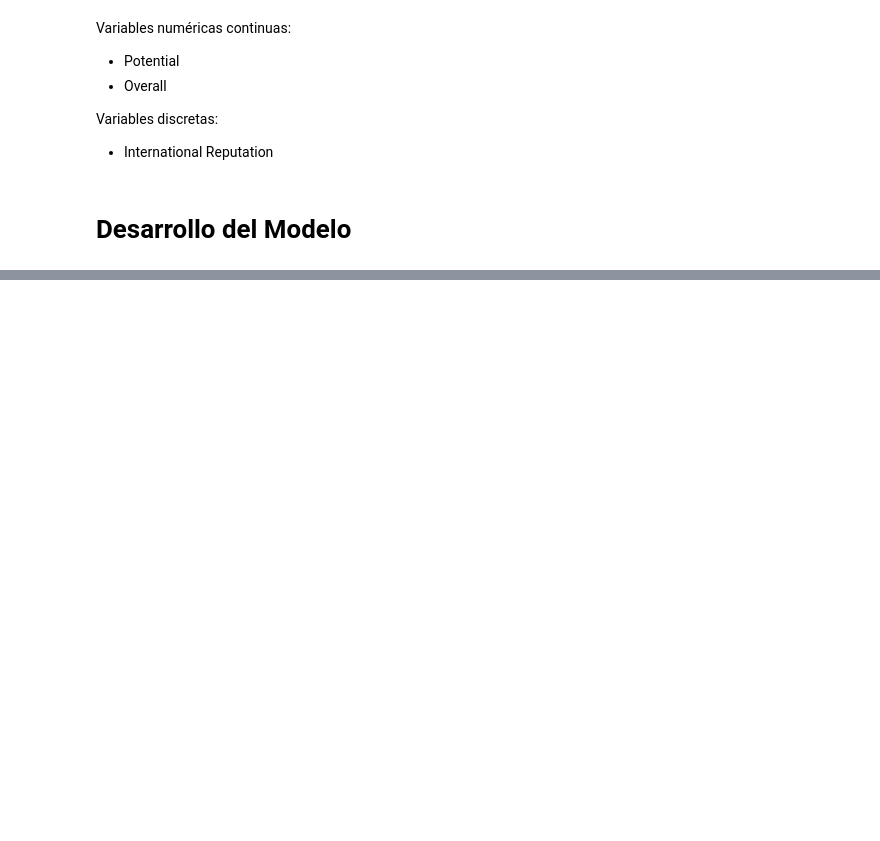
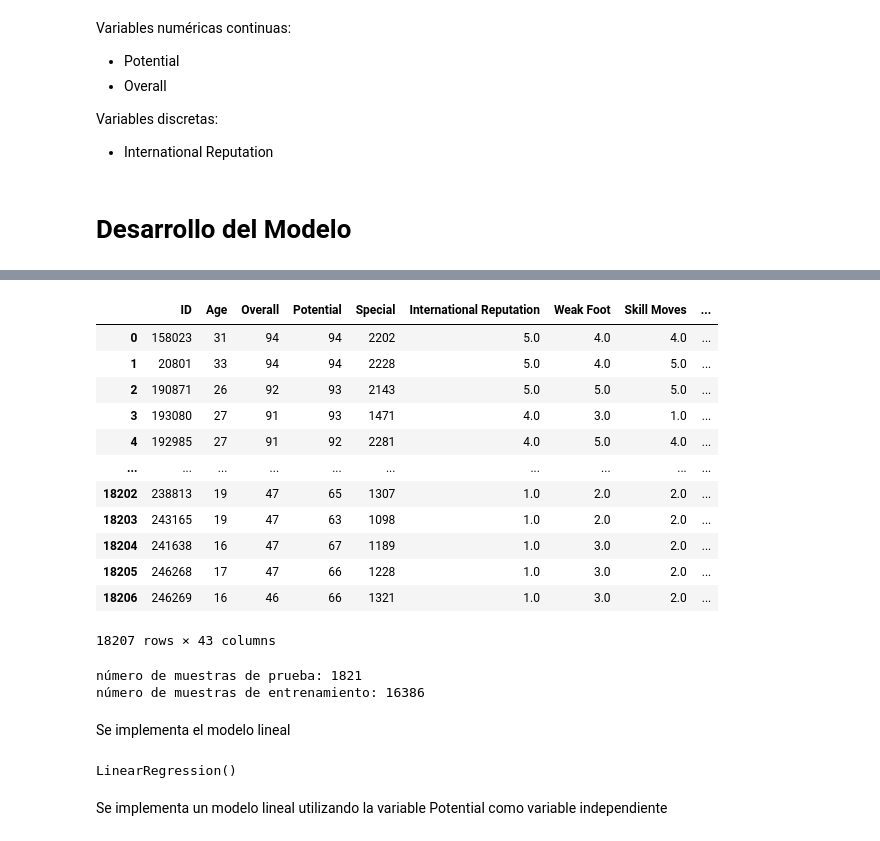
Before and after one commit to KenderWebos/python-data-science, a Jupyter notebook: tarea_4/Main/tarea4-fifa.ipynb, the cells around one changed output, grey strips where cells are left out. Drawn from its saved outputs; the diff is of its cells as text; code cells hidden in the pictures; blank space fills up the shorter version.

```diff
--- a/tarea_4/Main/tarea4-fifa.ipynb
+++ b/tarea_4/Main/tarea4-fifa.ipynb
@@ -138,3 +138,7 @@ Variables discretas:
 - International Reputation
 # %% [markdown]
 # Desarrollo del Modelo
+# %%
+df_var_numericas = df._get_numeric_data()
+df_var_numericas = df_var_numericas.drop(['Unnamed: 0'], axis=1)
+df_var_numericas.head()
@@ -140,0 +173,30 @@ Variables discretas:
+# %%
+#variables independientes
+x_datos=df_var_numericas.drop('Value-NUM',axis=1)
+x_datos
+# %% [output]
+|  | ID | Age | Overall | Potential | Special | International Reputation | Weak Foot | Skill Moves | ... |
+| 0 | 158023 | 31 | 94 | 94 | 2202 | 5.0 | 4.0 | 4.0 | ... |
+| 1 | 20801 | 33 | 94 | 94 | 2228 | 5.0 | 4.0 | 5.0 | ... |
+| 2 | 190871 | 26 | 92 | 93 | 2143 | 5.0 | 5.0 | 5.0 | ... |
+| 3 | 193080 | 27 | 91 | 93 | 1471 | 4.0 | 3.0 | 1.0 | ... |
+| 4 | 192985 | 27 | 91 | 92 | 2281 | 4.0 | 5.0 | 4.0 | ... |
+| ... | ... | ... | ... | ... | ... | ... | ... | ... | ... |
+| 18202 | 238813 | 19 | 47 | 65 | 1307 | 1.0 | 2.0 | 2.0 | ... |
+| 18203 | 243165 | 19 | 47 | 63 | 1098 | 1.0 | 2.0 | 2.0 | ... |
+| 18204 | 241638 | 16 | 47 | 67 | 1189 | 1.0 | 3.0 | 2.0 | ... |
+| 18205 | 246268 | 17 | 47 | 66 | 1228 | 1.0 | 3.0 | 2.0 | ... |
+| 18206 | 246269 | 16 | 46 | 66 | 1321 | 1.0 | 3.0 | 2.0 | ... |
+18207 rows × 43 columns
+# %%
+from sklearn.model_selection import train_test_split
+
+x_entrena, x_prueba, y_entrena, y_prueba = train_test_split(x_datos, y_datos, test_size=0.10, random_state=1)
+
+print("número de muestras de prueba:", x_prueba.shape[0])
+print("número de muestras de entrenamiento:",x_entrena.shape[0])
+# %% [output]
+número de muestras de prueba: 1821
+número de muestras de entrenamiento: 16386
+# %% [markdown]
+Se implementa el modelo lineal
@@ -140,0 +205,7 @@ Variables discretas:
+# %%
+lreP=LinearRegression()
+lreP
+# %% [output]
+LinearRegression()
+# %% [markdown]
+Se implementa un modelo lineal utilizando la variable Potential como variable independiente
```
Also changed, not shown: parts of 39 cells of this notebook.
